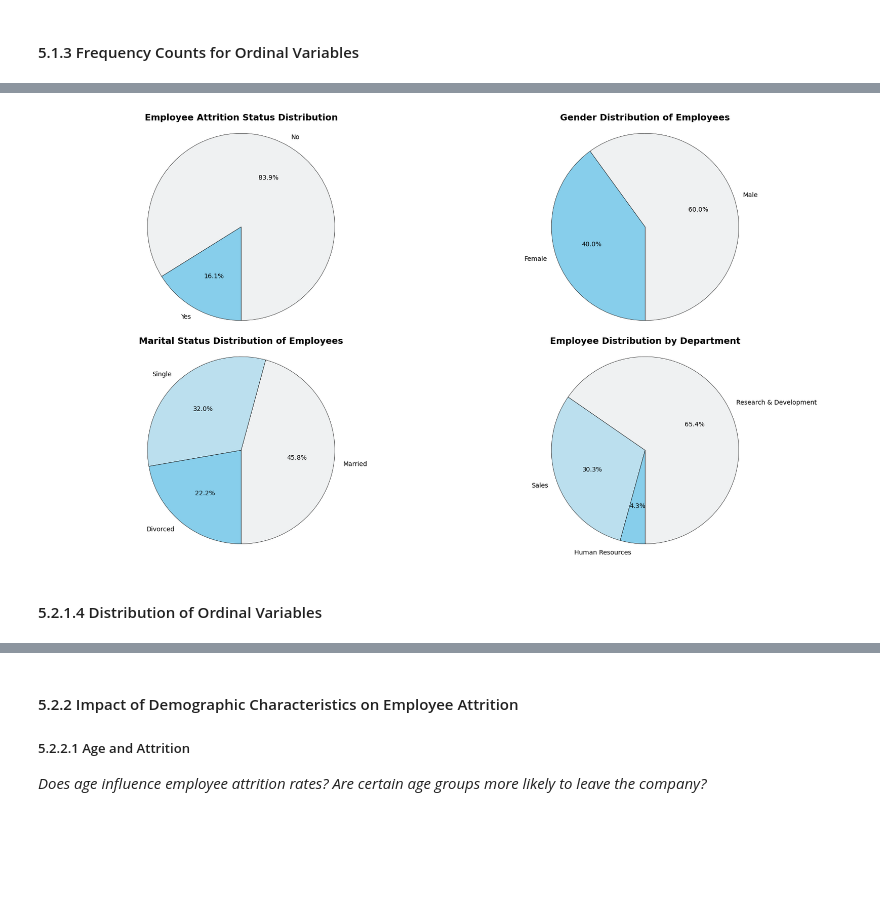
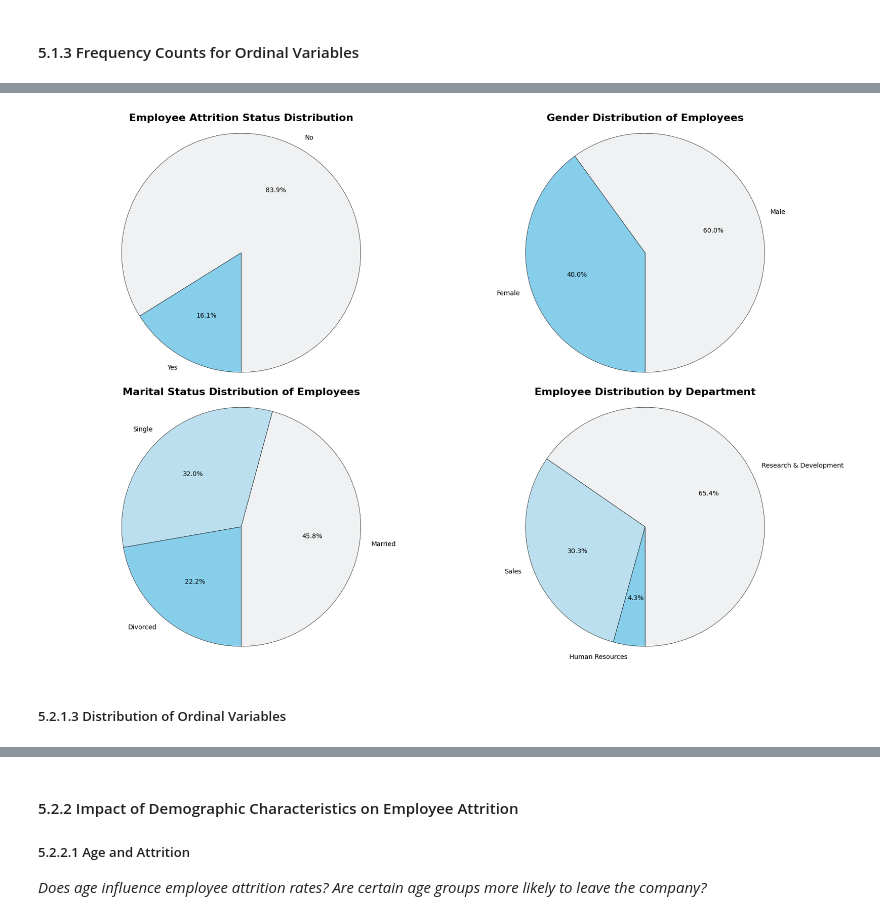
Before and after one commit to 0xArnaudR/IBM-HR-Analytics-Employee-Attrition, a Jupyter notebook: IBM_HR_Analytics_Employee_Attrition.ipynb, the cells around one changed output, grey strips where cells are left out. Cells and saved outputs as stored; diff of their text form; code cells hidden in the pictures; blank space fills up the shorter version.

```diff
--- a/IBM_HR_Analytics_Employee_Attrition.ipynb
+++ b/IBM_HR_Analytics_Employee_Attrition.ipynb
@@ -150,14 +150,18 @@ As far as outliers are concerned, let's look at the continuous quantitative vari
 # List of continuous numerical variables to focus on for potential outliers
 potential_outliers = ['DailyRate','MonthlyIncome', 'MonthlyRate', 'DistanceFromHome', 'TotalWorkingYears', 'YearsAtCompany']
 
-plt.figure(figsize=(18, 10))
+plt.figure(figsize=(18, 12))
 
 # Create boxplots for each variable
 for i, var in enumerate(potential_outliers):
     plt.subplot(2, 3, i+1)
-    sns.boxplot(data=df, x=var, color='skyblue')
+    sns.boxplot(
+        data=df,
+        x=var,
+        color='skyblue'
+    )
     plt.title(f'Boxplot of {var}', fontsize=16, weight ='bold')
-    plt.xlabel(var, fontsize=12)
+    plt.xlabel(var, fontsize=14)
 
 # Show the plot
 plt.tight_layout()
@@ -312,6 +316,6 @@ I'll also create a textual `IncomeCategory` variable from the quantitative `Mont
 # %%
 # Define the income category bins
-bins = [1000, 2000, 3000, 5000, 8500, 15000, 20000]
+bins = [1000, 2100, 3000, 5000, 8500, 17800, 20000]
 labels = ['Very Low', 'Low', 'Lower Middle', 'Upper Middle', 'High', 'Ultra High']
 
 # Create the new 'IncomeCategory' variable
@@ -328,0 +341,10 @@ print(df[['MonthlyIncome','IncomeCategory']].head())
+# %%
+# Define the bins for the 'SalaryHikeCategory'
+bins = [11, 12, 14, 18, 22, 25]
+labels = ['Low', 'Medium', 'High', 'Very High', 'Exceptional']
+
+# Create the new 'SalaryHikeCategory' variable based on 'PercentSalaryHike'
+df['SalaryHikeCategory'] = pd.cut(df['PercentSalaryHike'], bins=bins, labels=labels, include_lowest=True)
+
+# Preview the result
+print(df[['PercentSalaryHike', 'SalaryHikeCategory']].head())
@@ -465,40 +496,38 @@ plt.show()
 # %%
-# List of categorical variables whose distribution I want to have an outlook
+# List of categorical variables and their corresponding titles
 categorical_vars = ['Attrition', 'Gender', 'MaritalStatus', 'Department']
+titles = {
+    'Attrition': 'Employee Attrition Status Distribution',
+    'Gender': 'Gender Distribution of Employees',
+    'MaritalStatus': 'Marital Status Distribution of Employees',
+    'Department': 'Employee Distribution by Department'
+}
 
-plt.figure(figsize=(18, 10))
+plt.figure(figsize=(18, 12))
 
 # Create a pie chart for each categorical variable
 for i, var in enumerate(categorical_vars):
     plt.subplot(2, 2, i+1)
     var_counts = df[var].value_counts()
     plt.pie(var_counts,
             labels=var_counts.index,
             autopct='%1.1f%%',
             startangle=270,
             colors=sns.light_palette("skyblue", n_colors=len(var_counts)),
             wedgeprops={'edgecolor': 'black'}
     )
 
     # Set title
-    if var == 'Attrition':
-        plt.title('Employee Attrition Status Distribution', weight='bold', fontsize=14)
-    elif var == 'Gender':
-        plt.title('Gender Distribution of Employees', weight='bold', fontsize=14)
-    elif var == 'MaritalStatus':
-        plt.title('Marital Status Distribution of Employees', weight='bold', fontsize=14)
-    elif var == 'Department':
-        plt.title('Employee Distribution by Department', weight='bold', fontsize=14)
-
+    plt.title(titles[var], weight='bold', fontsize=16)
     plt.axis('equal')
 
 # Show the plot
 plt.tight_layout()
 plt.show()
 # %% [output]
-[figure, old version]
+[figure, new version]
 # %% [markdown]
-#### 5.2.1.4 Distribution of Ordinal Variables
+##### 5.2.1.3 Distribution of Ordinal Variables
 # %%
 # Define mapping for ordinal variables
 ordinal_mappings = {
```
Also changed, not shown: parts of 88 cells of this notebook.
